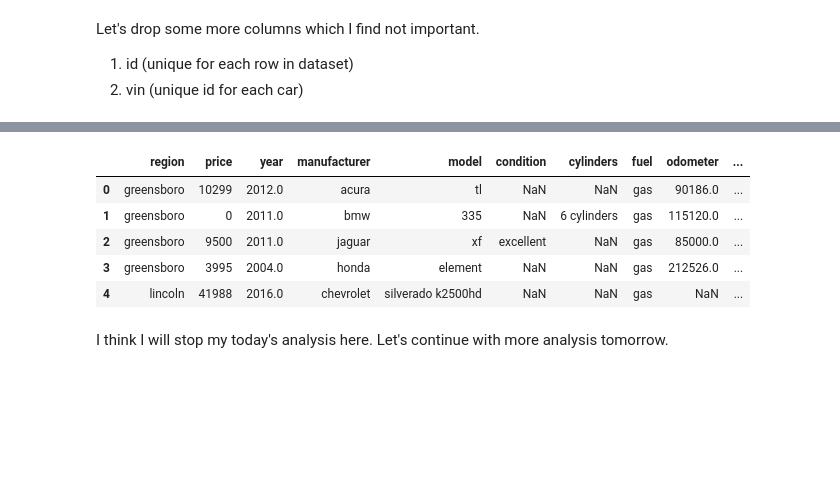
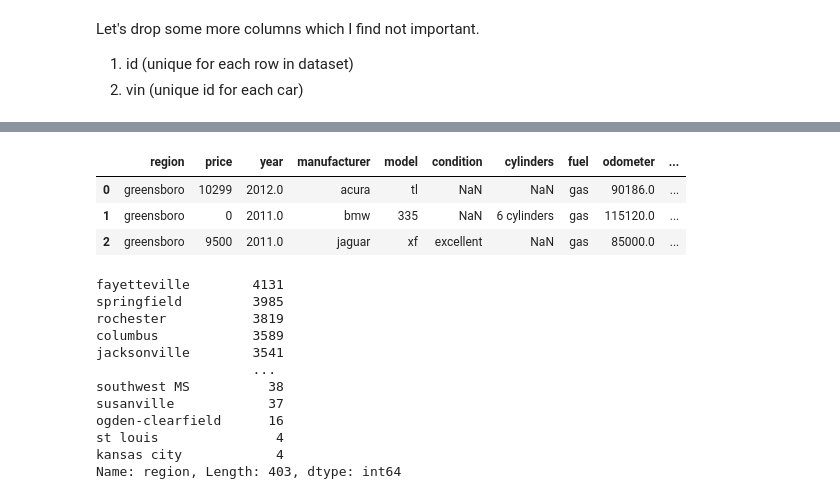
Before and after one commit to pratik-276/Infinite_Stories_with_Data, a Jupyter notebook: Used Cars Dataset/Want to know if you can sell your used car_.ipynb, the cells around one changed output, grey strips where cells are left out. Cells and saved outputs as stored; diff of their text form; code cells hidden in the pictures; blank space fills up the shorter version.

```diff
--- a/Used Cars Dataset/Want to know if you can sell your used car_.ipynb
+++ b/Used Cars Dataset/Want to know if you can sell your used car_.ipynb
@@ -187,11 +211,22 @@ data.drop(['id','vin'], axis=1, inplace=True)
 # %%
-data.head()
+data.head(3)
 # %% [output]
 |  | region | price | year | manufacturer | model | condition | cylinders | fuel | odometer | ... |
 | 0 | greensboro | 10299 | 2012.0 | acura | tl | NaN | NaN | gas | 90186.0 | ... |
 | 1 | greensboro | 0 | 2011.0 | bmw | 335 | NaN | 6 cylinders | gas | 115120.0 | ... |
 | 2 | greensboro | 9500 | 2011.0 | jaguar | xf | excellent | NaN | gas | 85000.0 | ... |
-| 3 | greensboro | 3995 | 2004.0 | honda | element | NaN | NaN | gas | 212526.0 | ... |
-| 4 | lincoln | 41988 | 2016.0 | chevrolet | silverado k2500hd | NaN | NaN | gas | NaN | ... |
-# %% [markdown]
-I think I will stop my today's analysis here. Let's continue with more analysis tomorrow.
+# %%
+data['region'].value_counts()
+# %% [output]
+fayetteville        4131
+springfield         3985
+rochester           3819
+columbus            3589
+jacksonville        3541
+                    ...
+southwest MS          38
+susanville            37
+ogden-clearfield      16
+st louis               4
+kansas city            4
+Name: region, Length: 403, dtype: int64
```
Also changed, not shown: parts of 24 cells of this notebook.
